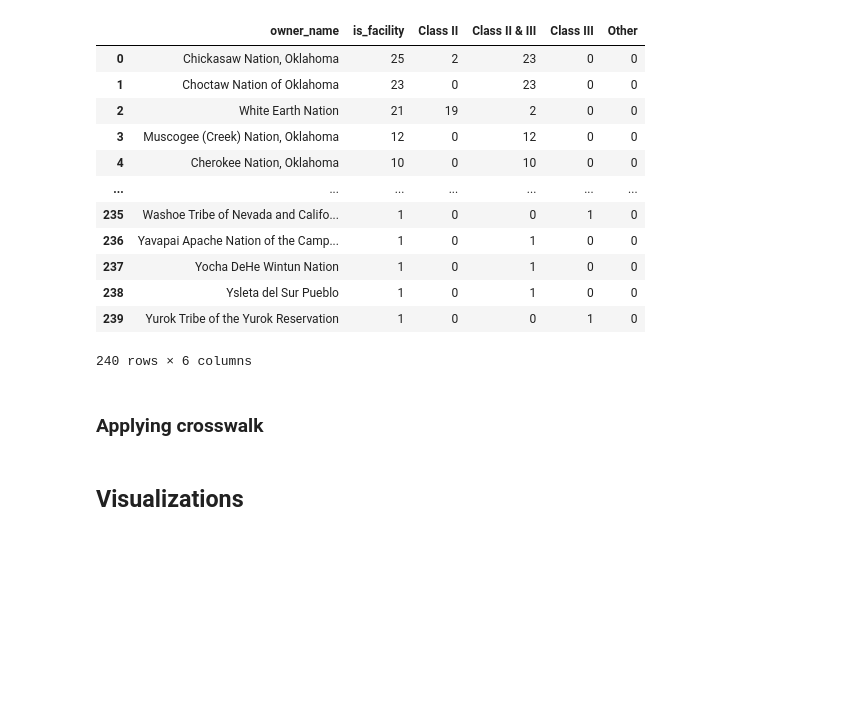
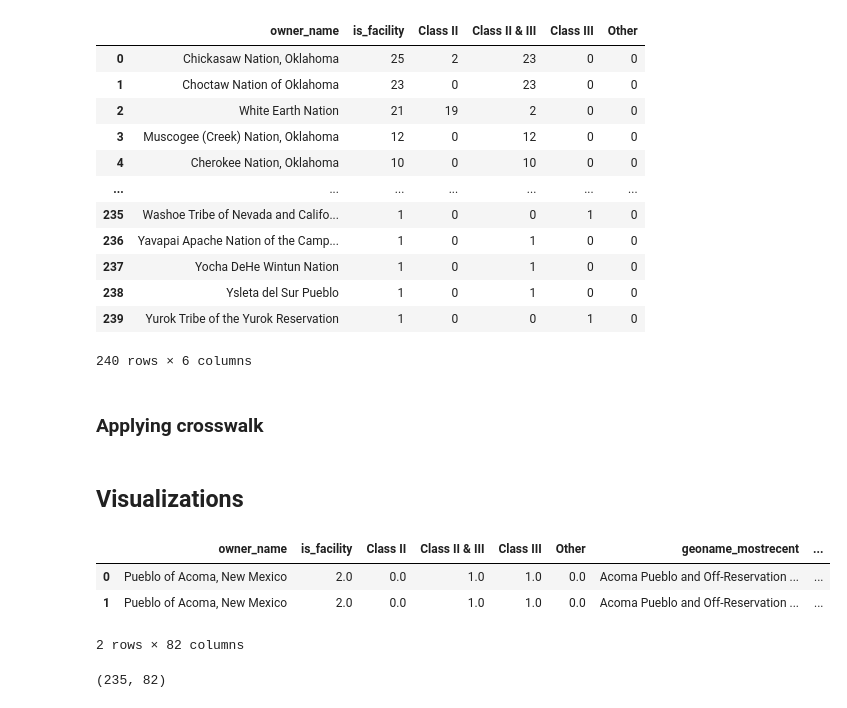
Before and after one commit to hnmns/Static-Visualization-Project, a Jupyter notebook: visualization/NIGC_native_econ_trends_visualization.ipynb, the cells around one changed output. Saved outputs shown, nothing was run; the diff lists cells and outputs as text; code cells hidden in the pictures; blank space fills up the shorter version.

```diff
--- a/visualization/NIGC_native_econ_trends_visualization.ipynb
+++ b/visualization/NIGC_native_econ_trends_visualization.ipynb
@@ -107,0 +112,7 @@ trends = nigc_all_counts.merge(net, on='geoname_mostrecent', how='outer')
+# %%
+gaming_net_crosswalked.head(2)
+# %% [output]
+|  | owner_name | is_facility | Class II | Class II & III | Class III | Other | geoname_mostrecent | ... |
+| 0 | Pueblo of Acoma, New Mexico | 2.0 | 0.0 | 1.0 | 1.0 | 0.0 | Acoma Pueblo and Off-Reservation ... | ... |
+| 1 | Pueblo of Acoma, New Mexico | 2.0 | 0.0 | 1.0 | 1.0 | 0.0 | Acoma Pueblo and Off-Reservation ... | ... |
+2 rows × 82 columns
@@ -107,0 +125,4 @@ trends = nigc_all_counts.merge(net, on='geoname_mostrecent', how='outer')
+# %%
+data_for_bar.shape
+# %% [output]
+(235, 82)
```
Also changed, not shown: parts of 59 cells of this notebook, 4 other files.
